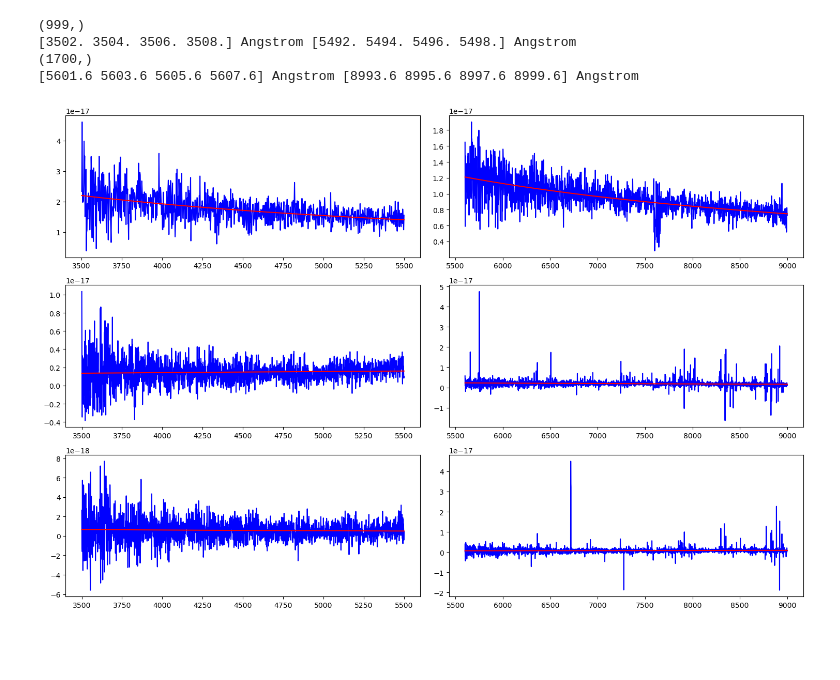
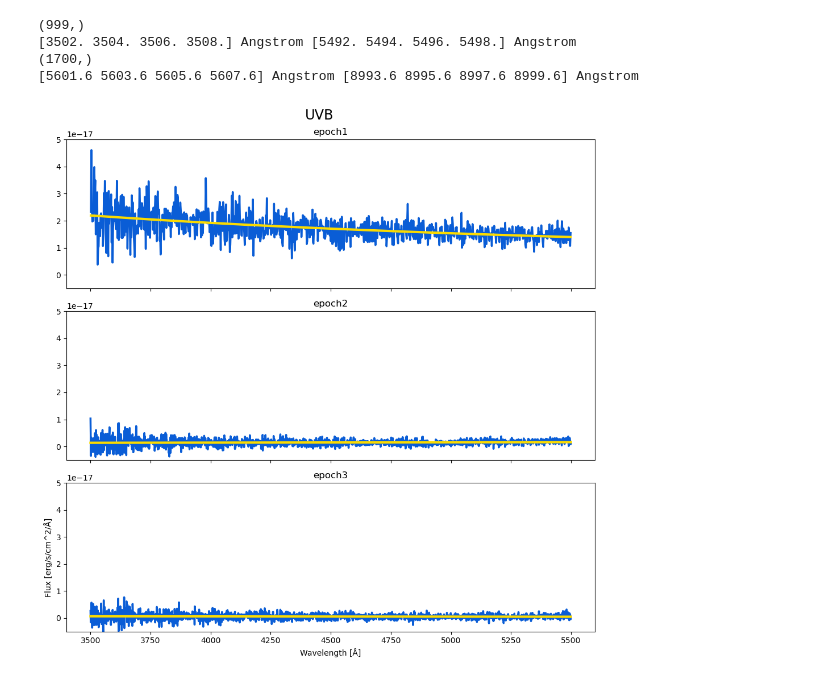
Before and after one commit to AstroSeha/SS2024, a Jupyter notebook: Computational Astrophysics: Advanced Programming/exB_GRB_SN.ipynb, the cells around one changed output. Drawn from its saved outputs; the diff is of its cells as text; code cells hidden in the pictures; blank space fills up the shorter version.

Commit message:
plot

```diff
--- a/Computational Astrophysics: Advanced Programming/exB_GRB_SN.ipynb
+++ b/Computational Astrophysics: Advanced Programming/exB_GRB_SN.ipynb
@@ -32,15 +33,15 @@ HISTORY Combination done by Martin Sparres script...
 # List of FITS file paths
 
 files = [
-    '/Users/sehalee/Documents/1-Universität Potsdam/24SS/CompAstro_Advanced/101219Bdata/MS_UVB_1D.fits',
-    '/Users/sehalee/Documents/1-Universität Potsdam/24SS/CompAstro_Advanced/101219Bdata/MS_VIS_1D.fits',
-    '/Users/sehalee/Documents/1-Universität Potsdam/24SS/CompAstro_Advanced/101219Bdata/NIR_phys_stare_rec_1.fits',
-    '/Users/sehalee/Documents/1-Universität Potsdam/24SS/CompAstro_Advanced/101219Bdata/UVB_phys_stare_rec_2.fits',
-    '/Users/sehalee/Documents/1-Universität Potsdam/24SS/CompAstro_Advanced/101219Bdata/VIS_phys_stare_rec_2.fits',
-    '/Users/sehalee/Documents/1-Universität Potsdam/24SS/CompAstro_Advanced/101219Bdata/NIR_phys_stare_rec_2.fits',
-    '/Users/sehalee/Documents/1-Universität Potsdam/24SS/CompAstro_Advanced/101219Bdata/UVB_phys_stare_rec_3.fits',
-    '/Users/sehalee/Documents/1-Universität Potsdam/24SS/CompAstro_Advanced/101219Bdata/VIS_phys_stare_rec_3.fits',
-    '/Users/sehalee/Documents/1-Universität Potsdam/24SS/CompAstro_Advanced/101219Bdata/MS_UVB_1D.fits' #just to fill the empty slot
+    '/Users/sehalee/Downloads/MS_UVB_1D.fits',
+    '/Users/sehalee/Downloads/MS_VIS_1D.fits',
+    '/Users/sehalee/Downloads/NIR_phys_stare_rec_1.fits',
+    '/Users/sehalee/Downloads/UVB_phys_stare_rec_2.fits',
+    '/Users/sehalee/Downloads/VIS_phys_stare_rec_2.fits',
+    '/Users/sehalee/Downloads/NIR_phys_stare_rec_2.fits',
+    '/Users/sehalee/Downloads/UVB_phys_stare_rec_3.fits',
+    '/Users/sehalee/Downloads/VIS_phys_stare_rec_3.fits',
+    '/Users/sehalee/Downloads/MS_UVB_1D.fits' #just to fill the empty slot
 ]
 
 # Read the FITS files and store the data in a 3x3 array
@@ -343,25 +346,27 @@ print(trimmed_wavelength[0, 1][:4], trimmed_wavelength[0, 1][-4:])
 (1700,)
 [5601.6 5603.6 5605.6 5607.6] Angstrom [8993.6 8995.6 8997.6 8999.6] Angstrom
 # %%
-# GRB afterglows usually follow a power law spectrum of the form, Flux = b λ-a, where the normalisation is fading in time. Perform a power law fit for the spectrums of each epoch. For what epochs do a power law give a good description of the spectrum? You only need to perform a fit for UVB and VIS (NIR is too noisy).
-from scipy.optimize import curve_fit
-
+# fit the power law
 def power_law(x, a, b):
     return b * x**(-a)
 
-# fit the power law
 popt = np.empty((3, 2), dtype=object)
 pcov = np.empty((3, 2), dtype=object)
 
 # subplots
-fig, ax = plt.subplots(3, 2, figsize=(15, 10))
+fig, ax = plt.subplots(3, 1, figsize=(10, 10), sharex=True, sharey=True)
+j = 0
 
 for i in range(3):
-    for j in range(2):
-        popt[i, j], pcov[i, j] = curve_fit(power_law, trimmed_wavelength[i, j].value, trimmed_data_array[i, j], p0=[1, 1])
-        ax[i, j].plot(trimmed_wavelength[i, j], trimmed_data_array[i, j], 'b', label='data')
-        ax[i, j].plot(trimmed_wavelength[i, j], power_law(trimmed_wavelength[i, j], *popt[i, j]), 'r', label='fit: a=%5.3f, b=%5.3f' % tuple(popt[i, j]))
+    popt[i, j], pcov[i, j] = curve_fit(power_law, trimmed_wavelength[i, j].value, trimmed_data_array[i, j], p0=[1, 1])
+    ax[i].plot(trimmed_wavelength[i, j], trimmed_data_array[i, j], color = '#0A5DD6', linewidth = 2.5, label='data')
+    ax[i].plot(trimmed_wavelength[i, j], power_law(trimmed_wavelength[i, j], *popt[i, j]), color = '#FBDB00', linewidth = 3, label='fit: a=%5.3f, b=%5.3f' % tuple(popt[i, j]))
+    ax[i].set_title(f'{row_names[i]}')
 
+plt.ylim((-0.5e-17,5e-17))
+plt.ylabel('Flux [erg/s/cm^2/Å]')
+plt.xlabel('Wavelength [Å]')
+plt.suptitle(f'{column_names[j]}', fontsize="xx-large")
 plt.tight_layout()
 # %% [output]
-[figure, old version]
+[figure, new version]
```
Also changed, not shown: parts of 4 cells of this notebook.
